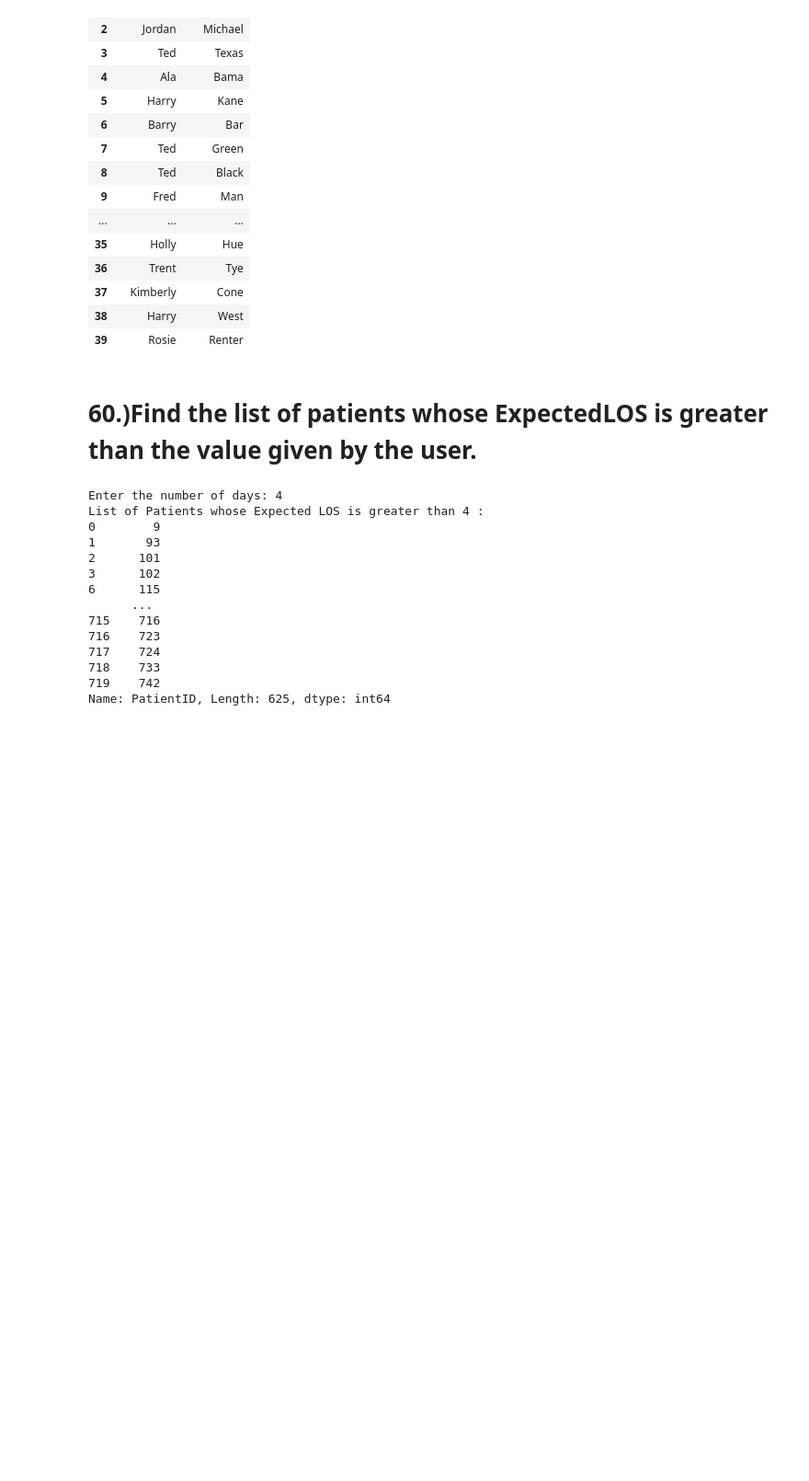
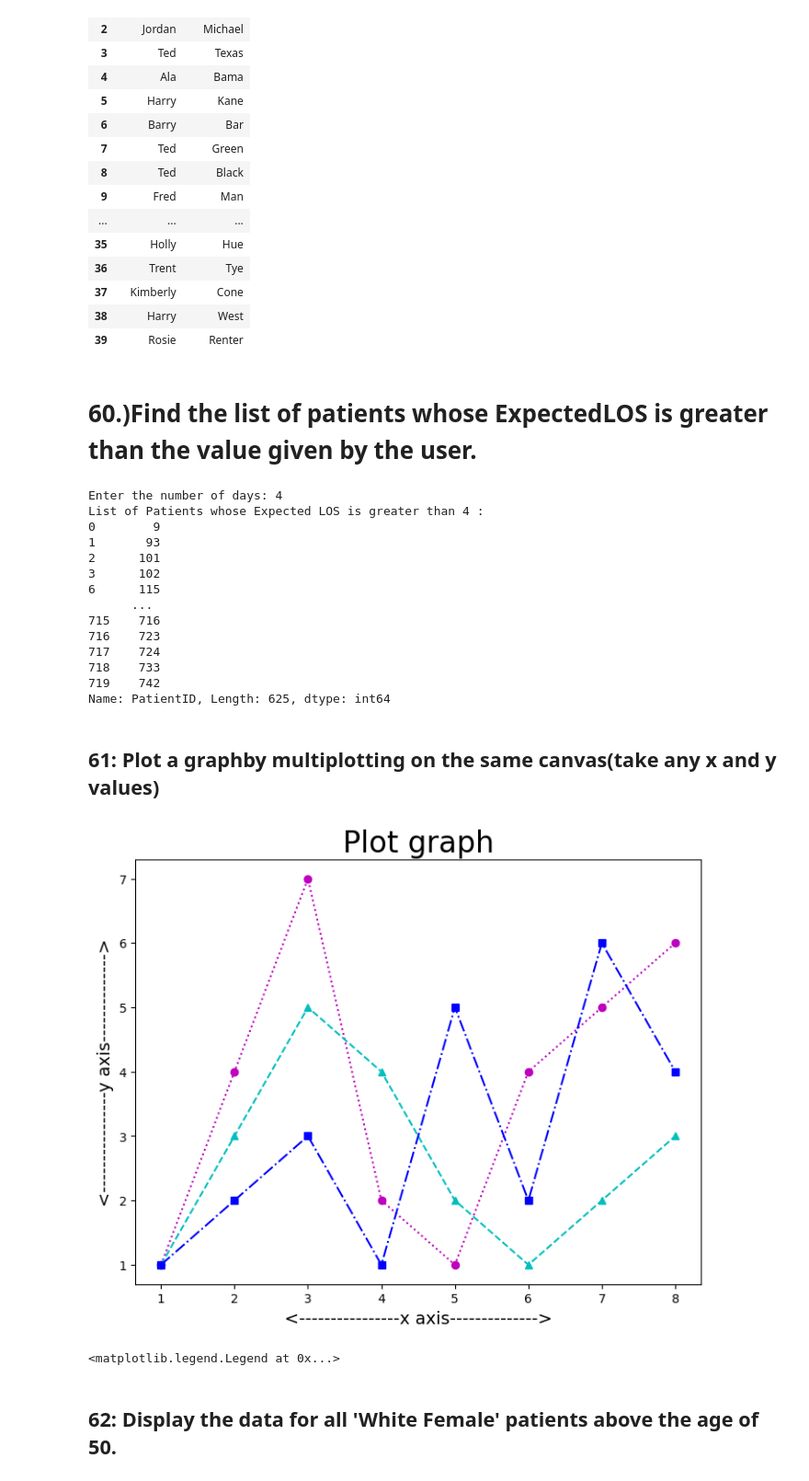
Before and after one commit to fathimadev35/PythonCoders, a Jupyter notebook: PythonCoders-Notebook.ipynb, the cells around one changed output. Shown at 92% size. Cells and saved outputs as stored; diff of their text form; code cells hidden in the pictures; blank space fills up the shorter version.

```diff
--- a/PythonCoders-Notebook.ipynb
+++ b/PythonCoders-Notebook.ipynb
@@ -1229,3 +1229,5 @@ List of Patients whose Expected LOS is greater than 4 :
 718    733
 719    742
 Name: PatientID, Length: 625, dtype: int64
+# %% [markdown]
+## 61: Plot a graphby multiplotting on the same canvas(take any x and y values)
@@ -1231,0 +1239,23 @@ Name: PatientID, Length: 625, dtype: int64
+# %%
+x=[1,2,3,4,5,6,7,8]
+y=[1,4,7,2,1,4,5,6]
+y2=[1,3,5,4,2,1,2,3]
+y3=[1,2,3,1,5,2,6,4]
+# %%
+fig=plt.figure()
+ax=fig.add_axes([0,0,1,1])
+ax.set_title('Plot graph', fontsize=24)
+
+ax.set_xlabel('<----------------x axis-------------->',fontsize=14)
+ax.set_ylabel('<----------------y axis-------------->',fontsize=14)
+
+plt.plot(x,y,':om',label='curve1')
+plt.plot(x,y2,'--^c',label='curve2')
+plt.plot(x,y3,'-.sb',label='curve3')
+plt.show()
+ax.legend(shadow=True)
+# %% [output]
+[figure, added]
+<matplotlib.legend.Legend at 0x...>
+# %% [markdown]
+## 62: Display the data for all 'White Female' patients above the age of 50.
```
Also changed, not shown: parts of 35 cells of this notebook.
